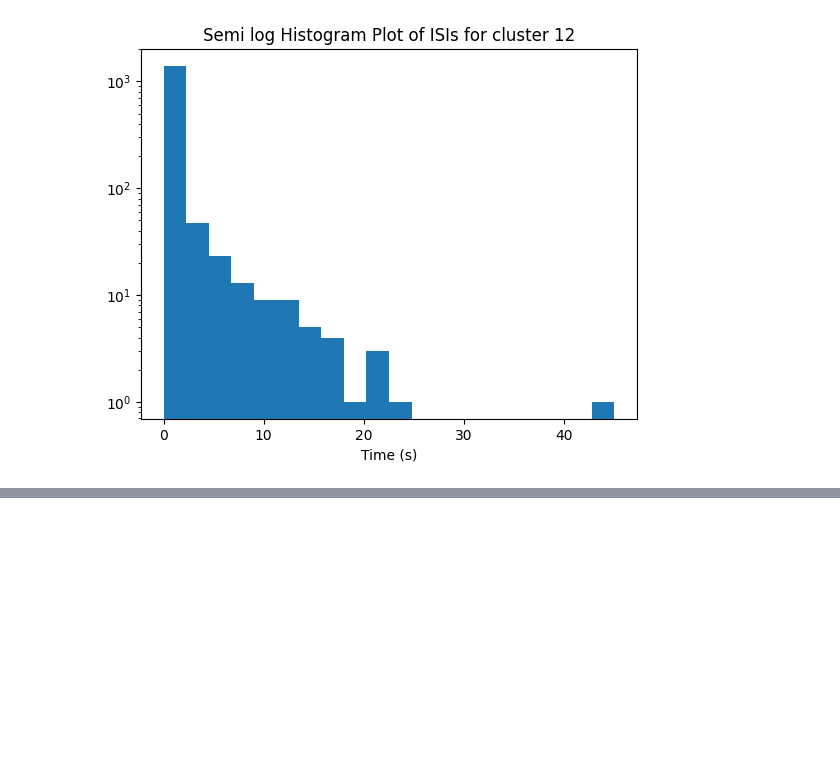
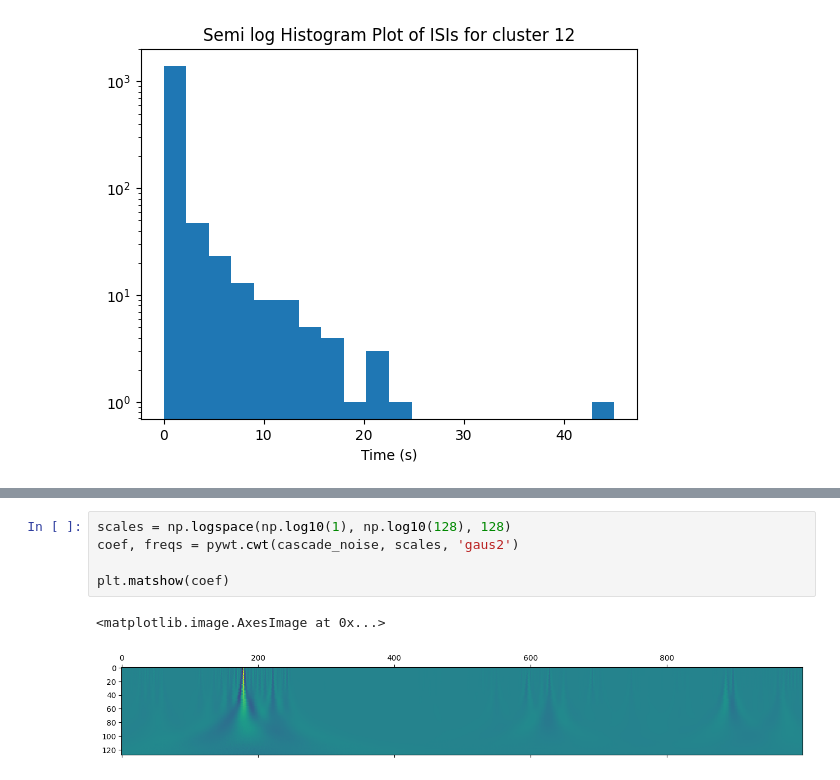
Before and after one commit to filipchudzynski/-Multifractality_and_NonGaussian_Scaling_in_Neuronal_Spike_Activity-, a Jupyter notebook: Inspect_the_data.ipynb, the cells around one changed output, grey strips where cells are left out. Saved outputs shown, nothing was run; the diff lists cells and outputs as text; blank space fills up the shorter version.

```diff
--- a/Inspect_the_data.ipynb
+++ b/Inspect_the_data.ipynb
@@ -312,0 +504,8 @@ plt.show()
+# %%
+scales = np.logspace(np.log10(1), np.log10(128), 128)
+coef, freqs = pywt.cwt(cascade_noise, scales, 'gaus2')
+
+plt.matshow(coef)
+# %% [output]
+<matplotlib.image.AxesImage at 0x...>
+[figure, added]
```
Also changed, not shown: parts of 11 cells of this notebook.
